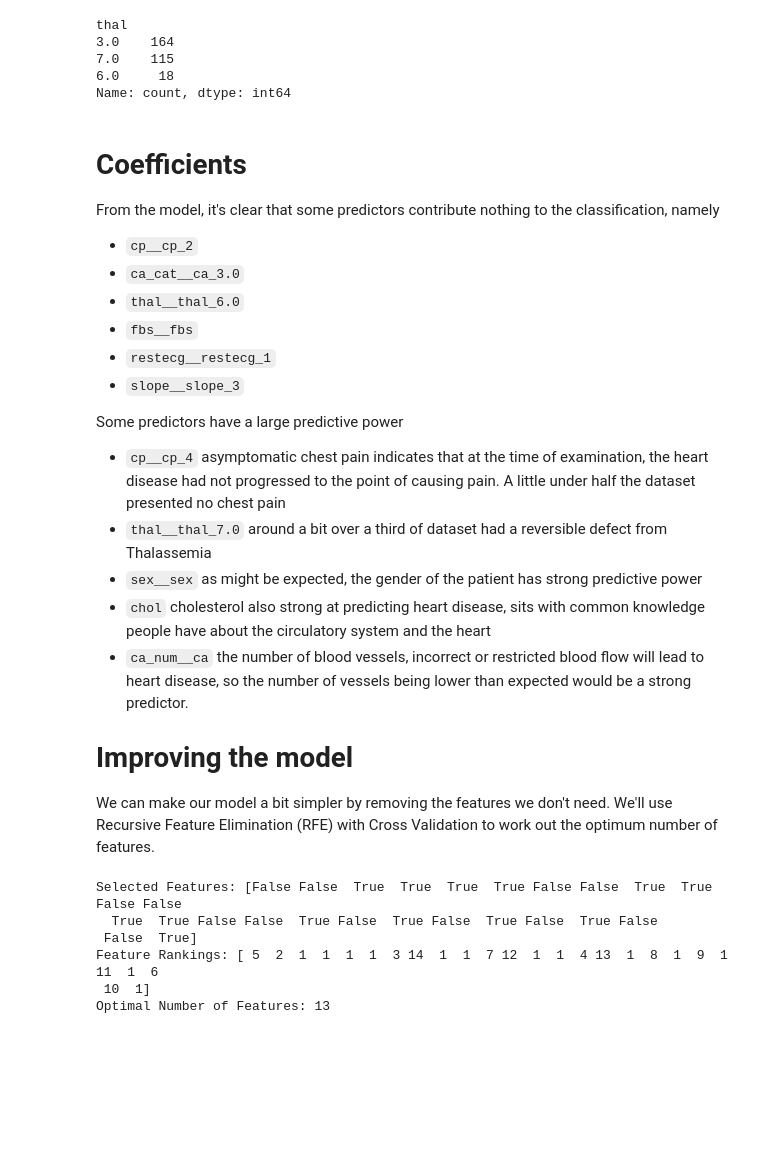
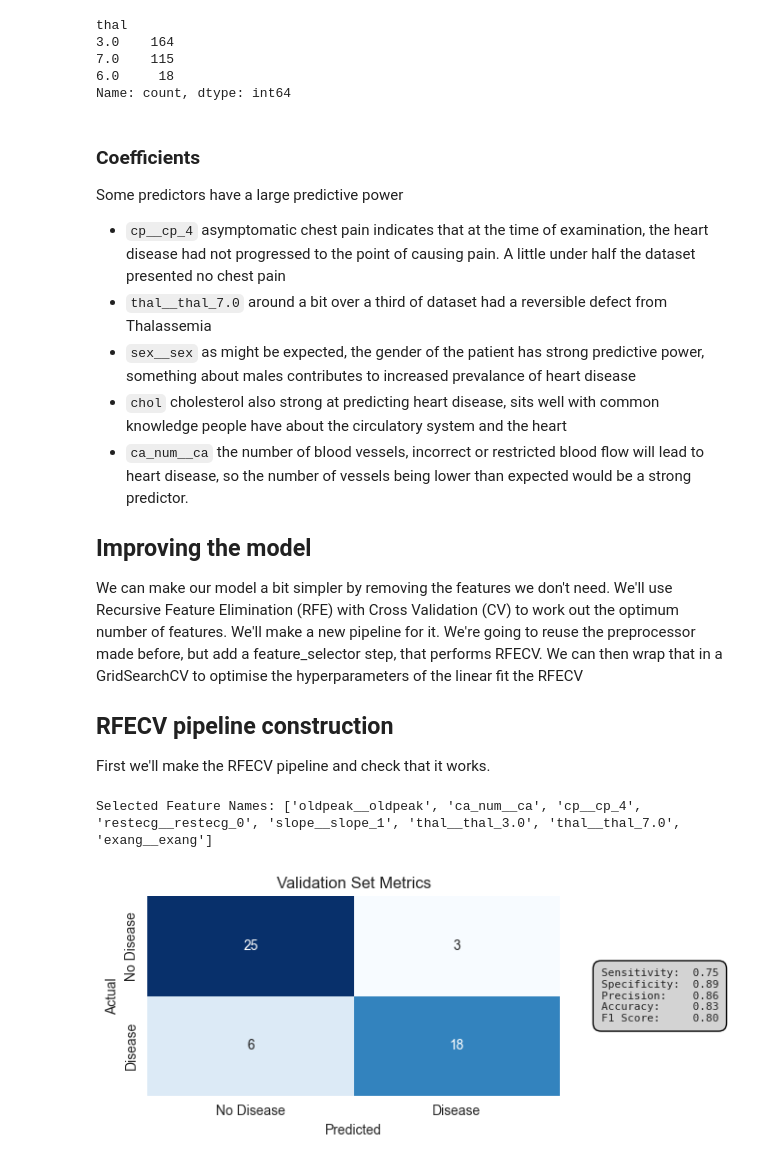
Before and after one commit to SJWallace/GP-ClassifyingHeartDisease, a Jupyter notebook: pipeline_full.ipynb, the cells around one changed output. Drawn from its saved outputs; the diff is of its cells as text; code cells hidden in the pictures; blank space fills up the shorter version.

```diff
--- a/pipeline_full.ipynb
+++ b/pipeline_full.ipynb
@@ -85,0 +106,11 @@ heart_disease['thal'] = pd.to_numeric(heart_disease['thal'])
+# %%
+# Split data into X (features) and y (target)
+X = heart_disease.drop(columns=['present'])  # Drop the first column (index)
+y = heart_disease['present']
+
+# Split into training + validation and test sets
+X_train_val, X_test, y_train_val, y_test = train_test_split(X, y, test_size=0.3, random_state=42, stratify=y)
+
+# Further split training + validation set into training and validation sets
+X_train, X_val, y_train, y_val = train_test_split(X_train_val, y_train_val, test_size=0.25, random_state=42,
+												  stratify=y_train_val)
@@ -288,66 +321,53 @@ thal
 6.0     18
 Name: count, dtype: int64
 # %% [markdown]
-# Coefficients
-From the model, it's clear that some predictors contribute nothing to the classification, namely
-- `cp__cp_2`
-- `ca_cat__ca_3.0`
-- `thal__thal_6.0`
-- `fbs__fbs`
-- `restecg__restecg_1`
-- `slope__slope_3`
-
+### Coefficients
 Some predictors have a large predictive power
 - `cp__cp_4` asymptomatic chest pain indicates that at the time of examination, the heart disease had not progressed to the point of causing pain. A little under half the dataset presented no chest pain
 - `thal__thal_7.0` around a bit over a third of dataset had a reversible defect from Thalassemia
-- `sex__sex` as might be expected, the gender of the patient has strong predictive power
-- `chol` cholesterol also strong at predicting heart disease, sits with common knowledge people have about the circulatory system and the heart
+- `sex__sex` as might be expected, the gender of the patient has strong predictive power, something about males contributes to increased prevalance of heart disease
+- `chol` cholesterol also strong at predicting heart disease, sits well with common knowledge people have about the circulatory system and the heart
 - `ca_num__ca` the number of blood vessels, incorrect or restricted blood flow will lead to heart disease, so the number of vessels being lower than expected would be a strong predictor.
 
-# Improving the model
-We can make our model a bit simpler by removing the features we don't need. We'll use Recursive Feature Elimination (RFE) with Cross Validation to work out the optimum number of features.
+## Improving the model
+We can make our model a bit simpler by removing the features we don't need. We'll use Recursive Feature Elimination (RFE) with Cross Validation (CV) to work out the optimum number of features. We'll make a new pipeline for it. We're going to reuse the preprocessor made before, but add a feature_selector step, that performs RFECV. We can then wrap that in a GridSearchCV to optimise the hyperparameters of the linear fit the RFECV
+
+## RFECV pipeline construction
+First we'll make the RFECV pipeline and check that it works.
 # %%
 from sklearn.feature_selection import RFECV
-# Define Logistic Regression model
-logistic_model = LogisticRegression(max_iter=1000, random_state=42, solver='saga', penalty='elasticnet', l1_ratio=0.5)
 
 # Implement RFECV with Logistic Regression
 rfecv = RFECV(
-	estimator=logistic_model,
-	cv=5,  # 5-fold cross-validation
+	estimator=LogisticRegression(max_iter=2000, random_state=42, solver='lbfgs'),
+	cv=5,
 	scoring='f1',  # You can choose other metrics like 'f1', 'roc_auc', etc.
 	step=1,
-    min_features_to_select=5
+	min_features_to_select=5,
 )
 
 # Create the full pipeline
 rfecv_pipeline = Pipeline(steps=[
 	('preprocessor', scaling_encoding),  # Preprocessing step
 	('feature_selector', rfecv)  # Perform RFECV with logistic regression
 ])
 
 # Fit the rfecv_pipeline to the training data
 rfecv_pipeline.fit(X_train, y_train)
 
 # Evaluate the rfecv_pipeline on validation data
 y_val_pred = rfecv_pipeline.predict(X_val)
 
 # Get mask of selected features
 selected_features = rfecv_pipeline.named_steps['feature_selector'].support_
-
-# Get feature rankings
 feature_rankings = rfecv_pipeline.named_steps['feature_selector'].ranking_
-
-# Get optimal number of features
 optimal_features = rfecv_pipeline.named_steps['feature_selector'].n_features_
 
-print("Selected Features:", selected_features)
-print("Feature Rankings:", feature_rankings)
-print(f"Optimal Number of Features: {optimal_features}")
+feature_names = scaling_encoding.get_feature_names_out()
+selected_feature_names = [name for i, name in enumerate(feature_names) if selected_features[i]]
+print("Selected Feature Names:", selected_feature_names)
+
+model_metrics(y_val, y_val_pred)
 # %% [output]
-Selected Features: [False False  True  True  True  True False False  True  True False False
-  True  True False False  True False  True False  True False  True False
- False  True]
-Feature Rankings: [ 5  2  1  1  1  1  3 14  1  1  7 12  1  1  4 13  1  8  1  9  1 11  1  6
- 10  1]
-Optimal Number of Features: 13
+Selected Feature Names: ['oldpeak__oldpeak', 'ca_num__ca', 'cp__cp_4', 'restecg__restecg_0', 'slope__slope_1', 'thal__thal_3.0', 'thal__thal_7.0', 'exang__exang']
+[figure, added]
```
Also changed, not shown: parts of 38 cells of this notebook.
